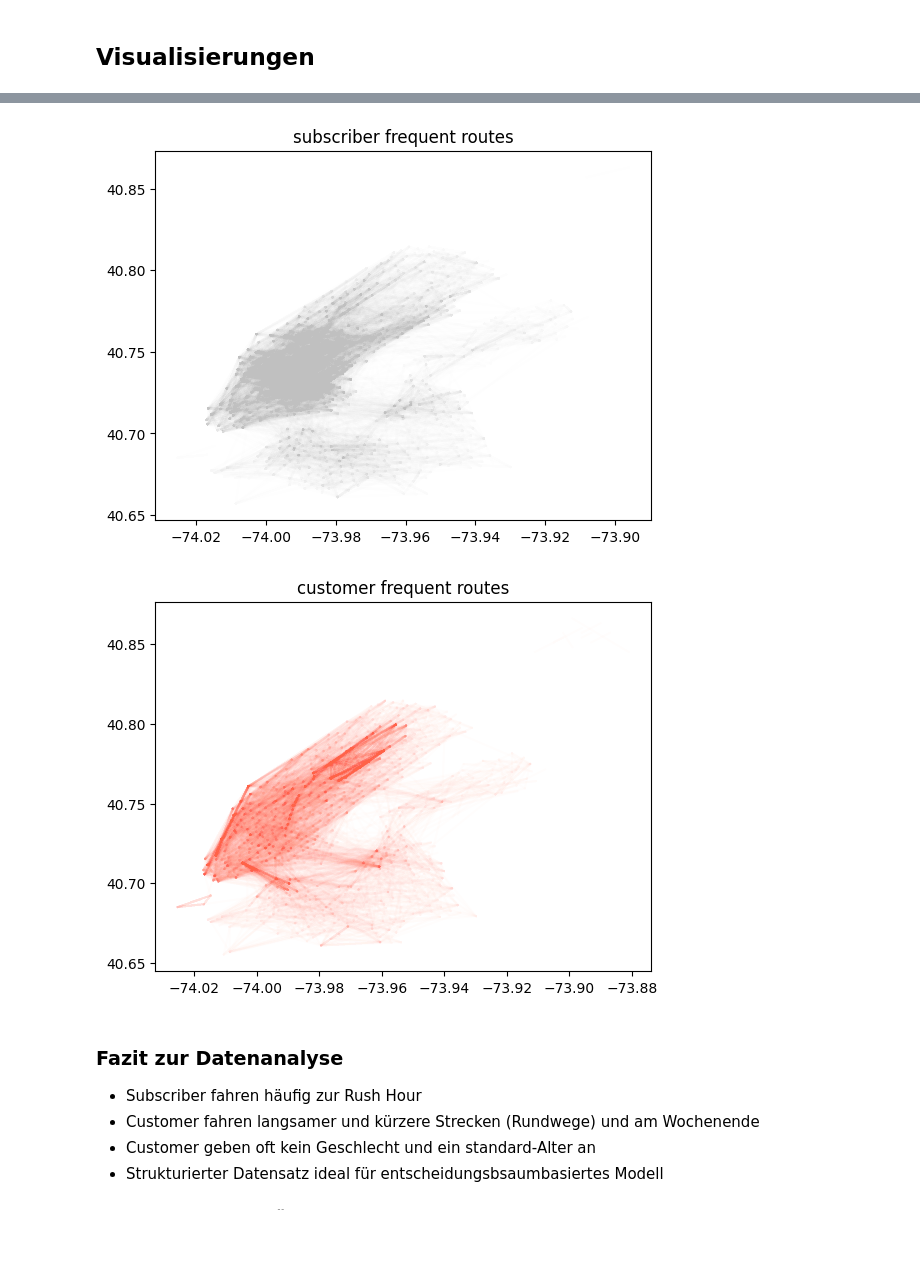
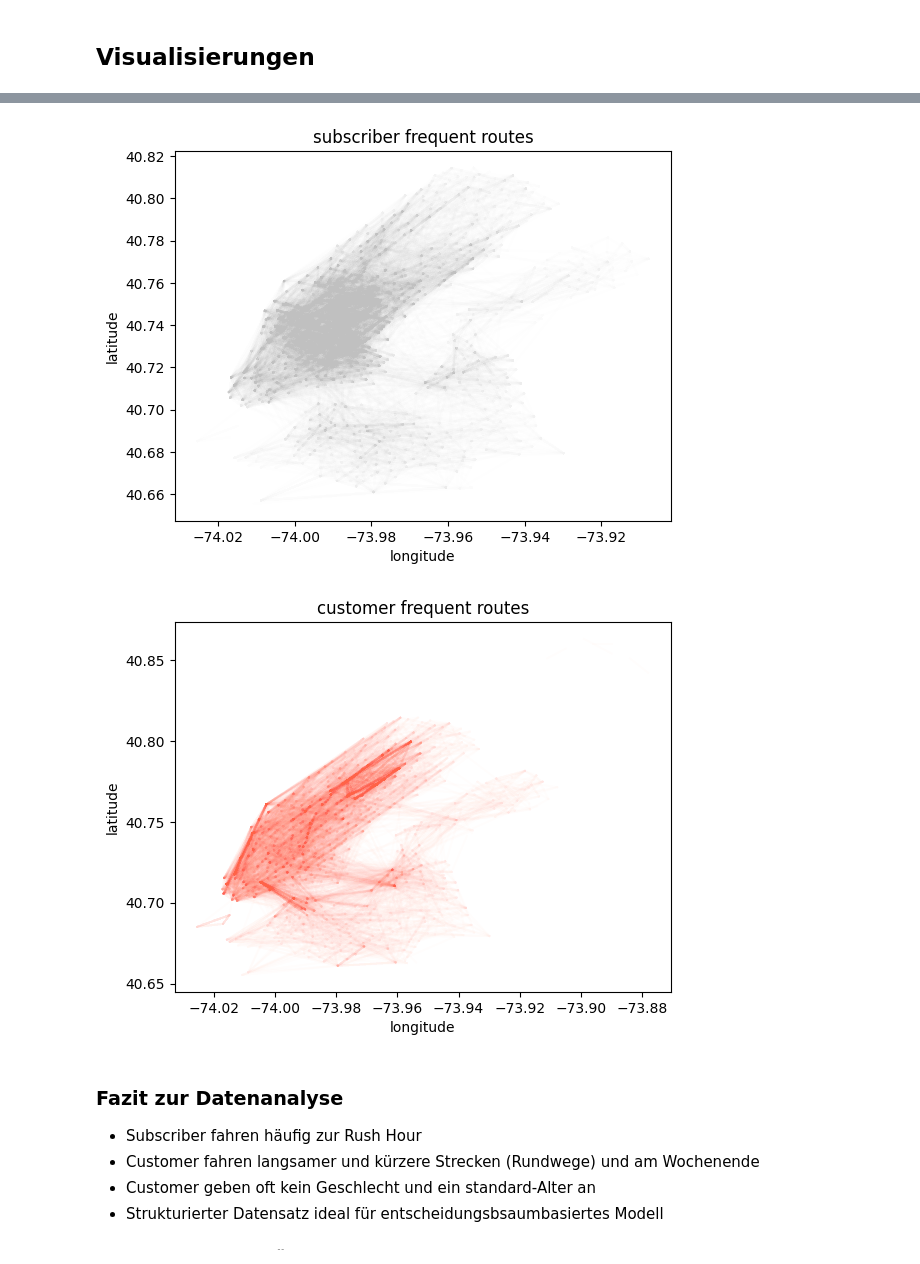
Before and after one commit to betancourt-c/ny_citibike, a Jupyter notebook: ny_citibike.ipynb, the cells around one changed output, grey strips where cells are left out. Drawn from its saved outputs; the diff is of its cells as text; code cells hidden in the pictures; blank space fills up the shorter version.

```diff
--- a/ny_citibike.ipynb
+++ b/ny_citibike.ipynb
@@ -73,13 +66,14 @@ max_trip_duration = 12 * 3600
 # %%
 # Rohdaten einlesen
 data_directory = 'data/'
-files = sorted(os.listdir(data_directory))
+files = sorted(glob.glob(data_directory + '*.csv'))
+
 for index, file in enumerate(files):
     if index == 0:
-        data = pd.read_csv(data_directory+file)
+        data = pd.read_csv(file)
         data.drop(np.random.choice(data.index, int(len(data)*data_drop), replace=False), inplace=True)
     else:
-        data_tmp = pd.read_csv(data_directory+file)
+        data_tmp = pd.read_csv(file)
         data_tmp.drop(np.random.choice(data_tmp.index, int(len(data_tmp)*data_drop), replace=False), inplace=True)
         data = pd.concat([data, data_tmp], ignore_index=True)
 
@@ -281,23 +276,27 @@ for column, bins in plot_specs:
 # %%
 # Wegstrecken, ebenfalls nach customer und subscriber
 N = 10000
 
 data_subscriber_for_plot = data_subscriber.sample(n=N)
 for idx, row in data_subscriber_for_plot.iterrows():
     plt.plot([row.start_station_longitude, row.end_station_longitude], [row.start_station_latitude, row.end_station_latitude], alpha=0.01, color='silver')
 plt.title('subscriber frequent routes')
+plt.xlabel('longitude')
+plt.ylabel('latitude')
 plt.show()
 plt.close()
 
 data_customer_for_plot = data_customer.sample(n=N)
 for idx, row in data_customer_for_plot.iterrows():
     plt.plot([row.start_station_longitude, row.end_station_longitude], [row.start_station_latitude, row.end_station_latitude], alpha=0.01, color='tomato')
 plt.title('customer frequent routes')
+plt.xlabel('longitude')
+plt.ylabel('latitude')
 plt.show()
 plt.close()
 # %% [output]
-[figure, old version]
+[figure, new version]
-[figure, old version]
+[figure, new version]
 # %% [markdown]
 ### Fazit zur Datenanalyse
 
```
Also changed, not shown: parts of 11 cells of this notebook.
